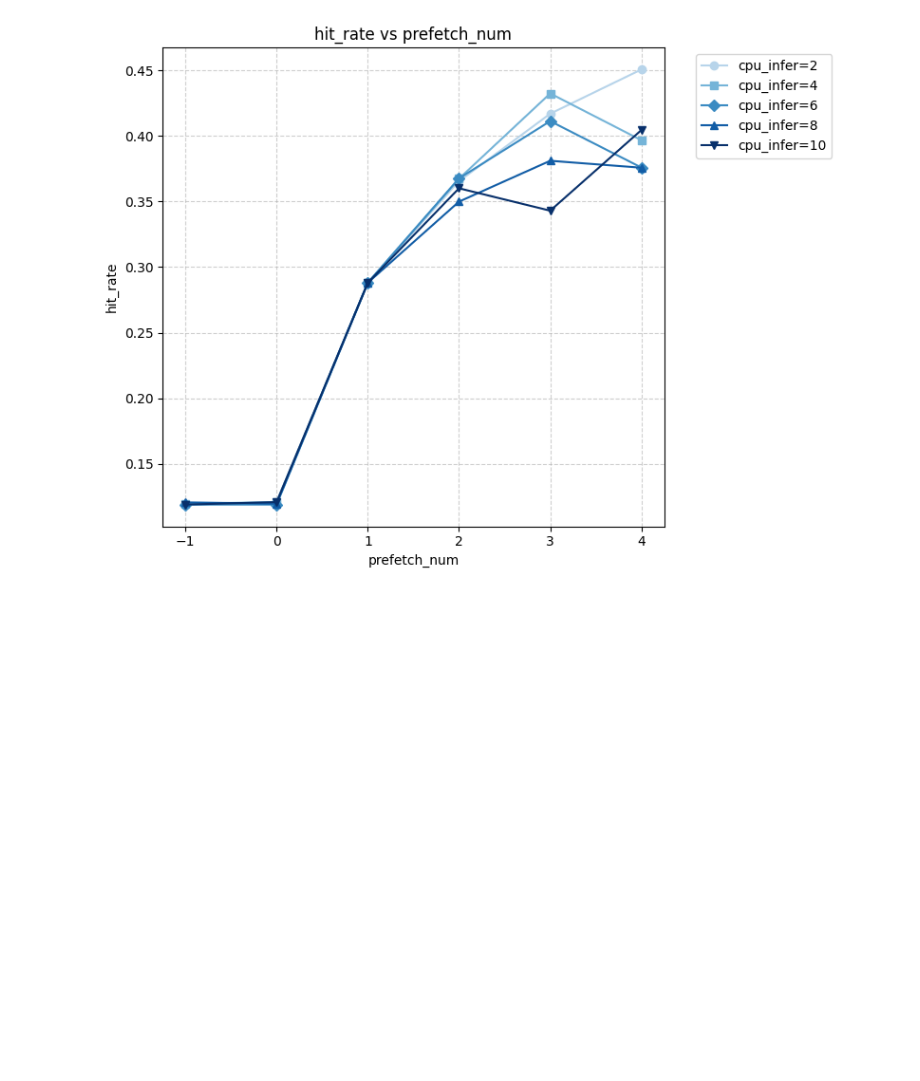
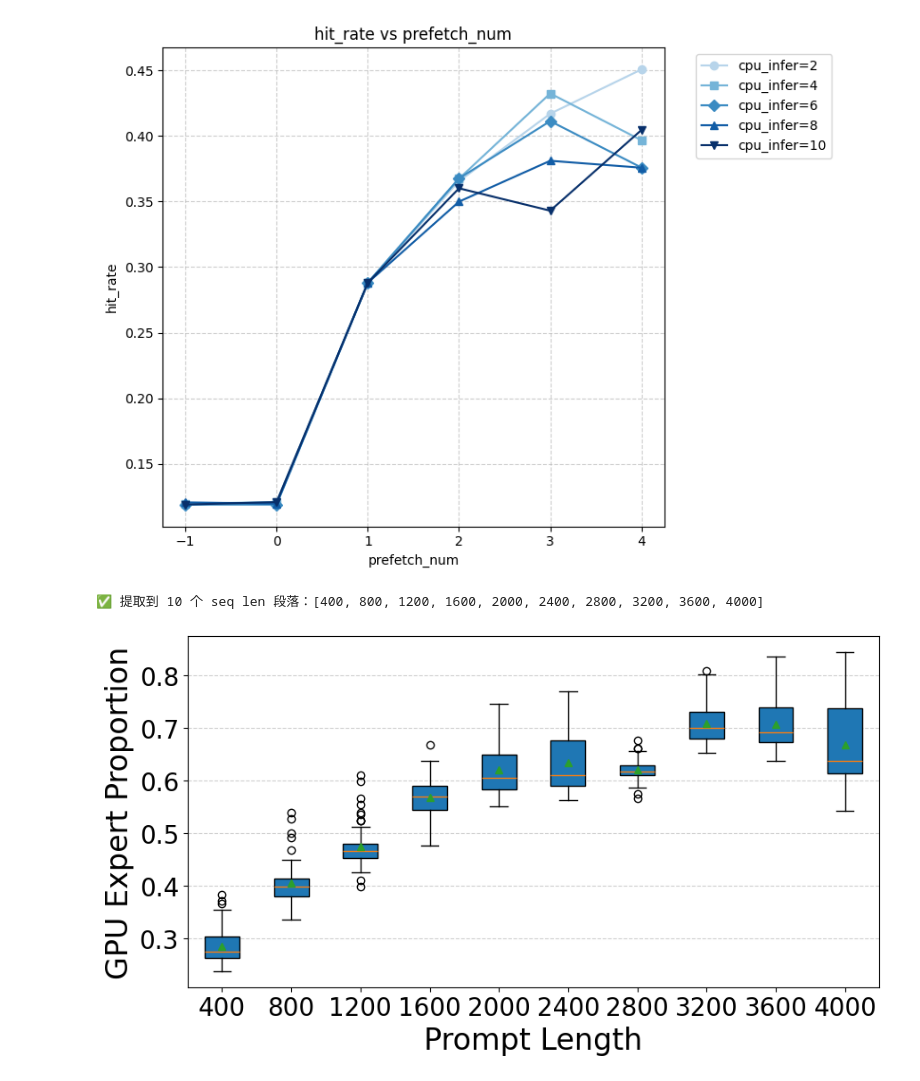
Before and after one commit to rzhang772/ktransformers, a Jupyter notebook: expirments/figures.ipynb, the cells around one changed output. Cells and saved outputs as stored; diff of their text form; code cells hidden in the pictures; blank space fills up the shorter version.

```diff
--- a/expirments/figures.ipynb
+++ b/expirments/figures.ipynb
@@ -61,3 +61,54 @@ plt.show()
 # %% [output]
 [figure]
 [figure]
+# %%
+# prefill 实验3
+import re
+import matplotlib.pyplot as plt
+import numpy as np
+
+# 读取实验数据
+file_path = "prefill_expert_alloc.txt"  # 修改为你的文件路径
+with open(file_path, "r") as f:
+    content = f.read()
+
+# 匹配每一段 “seq len = xxx” 开头的部分
+pattern = re.compile(r"-{5,}seq len\s*=\s*(\d+)-{5,}\n(.*?)(?=\n-{5,}seq len|\Z)", re.S)
+matches = pattern.findall(content)
+
+seq_data = {}
+for seq_len, block in matches:
+    seq_len = int(seq_len)
+    experts = re.findall(r"blk\.\d+\s*-\s*GPU gets\s*(\d+)\s*experts", block)
+    experts = list(map(int, experts))
+
+    if experts:
+        proportions = [e / 256 for e in experts]
+        if seq_len not in seq_data:
+            seq_data[seq_len] = []
+        seq_data[seq_len].extend(proportions)
+
+# 检查是否提取到数据
+if not seq_data:
+    print("⚠️ 未检测到任何 seq len 段落，请检查文件格式。")
+else:
+    print(f"✅ 提取到 {len(seq_data)} 个 seq len 段落：{sorted(seq_data.keys())}")
+
+# 绘制 boxplot
+seq_lens = sorted(seq_data.keys())
+data = [seq_data[l] for l in seq_lens]
+
+plt.figure(figsize=(9, 5))
+plt.boxplot(data, labels=seq_lens, patch_artist=True, showmeans=True)
+plt.xlabel("Prompt Length", fontsize=24)
+plt.ylabel("GPU Expert Proportion", fontsize=24)
+# plt.title("Distribution of GPU-Cached Expert Proportions per Sequence Length", fontsize=13)
+plt.grid(axis='y', linestyle='--', alpha=0.6)
+plt.xticks(fontsize=20)
+plt.yticks(fontsize=20)
+plt.tight_layout()
+plt.savefig("expert_gpu_boxplot.pdf", bbox_inches='tight')
+plt.show()
+# %% [output]
+✅ 提取到 10 个 seq len 段落：[400, 800, 1200, 1600, 2000, 2400, 2800, 3200, 3600, 4000]
+[figure, added]
```
Also changed, not shown: parts of 8 cells of this notebook, 14 other files.
